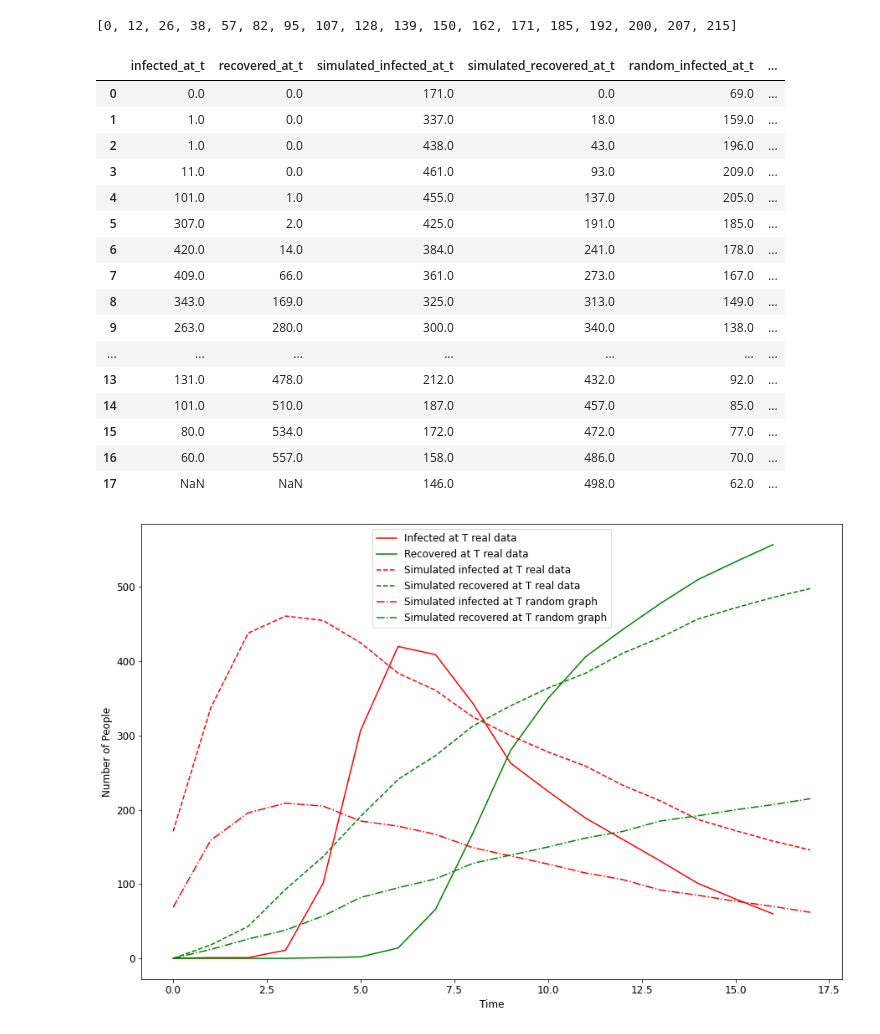
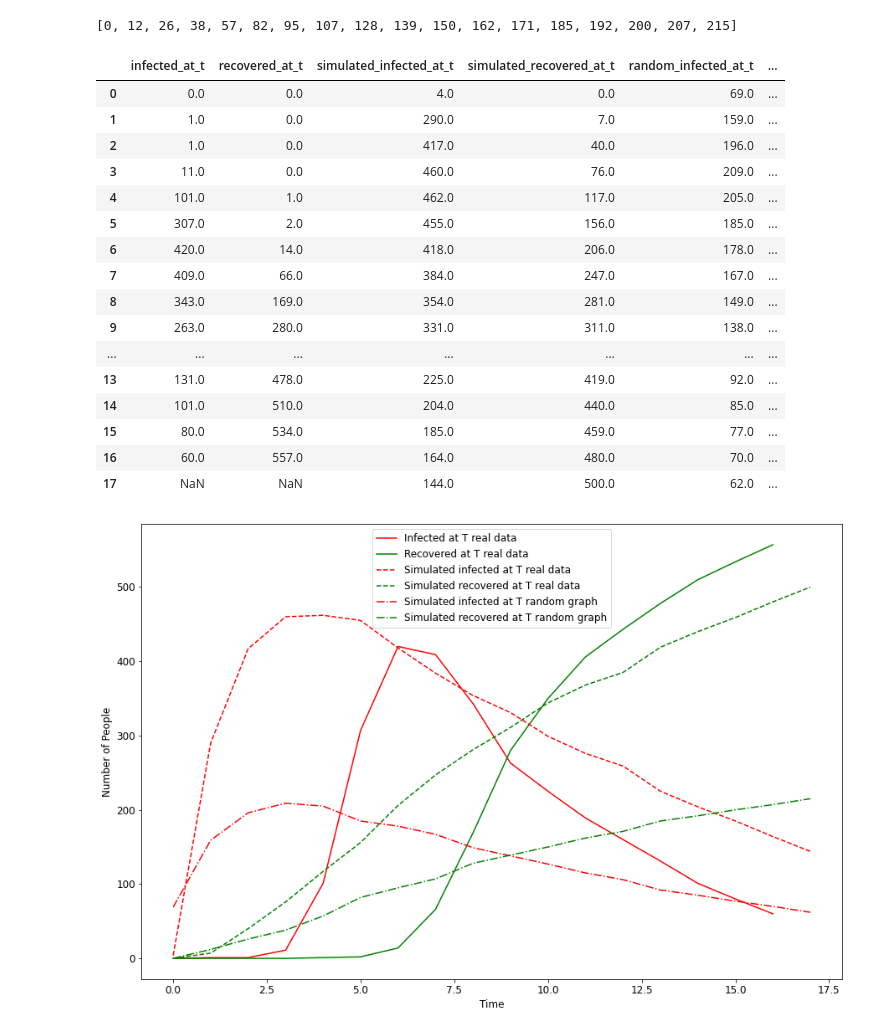
Before and after one commit to ludovicaschaerf/MRWP_Final_Project, a Jupyter notebook: Model Creation.ipynb, the cells around one changed output. Saved outputs shown, nothing was run; the diff lists cells and outputs as text; code cells hidden in the pictures.

Commit message:
fixed plot

```diff
--- a/Model Creation.ipynb
+++ b/Model Creation.ipynb
@@ -423,6 +423,6 @@ recovered_at_t
 # %% [output]
 [0, 0, 0, 0, 1, 2, 14, 66, 169, 280, 350, 406, 443, 478, 510, 534, 557]
 # %%
-simulated_infected_at_t = [D[i][1] for i in range(len(D)) if i % 2 != 0]
+simulated_infected_at_t = [D[i][1] for i in range(len(D)) if i % 2 != 1]
 print(simulated_infected_at_t)
 # %% [output]
@@ -430,4 +430,4 @@ print(simulated_infected_at_t)
 # %%
-simulated_recovered_at_t = [D[i][2] for i in range(len(D)) if i % 2 != 0]
+simulated_recovered_at_t = [D[i][2] for i in range(len(D)) if i % 2 != 1]
 print(simulated_recovered_at_t)
 # %% [output]
@@ -453,40 +453,40 @@ record_model = pd.DataFrame(record_model.values, columns=['infected_at_t', 'reco
 record_model
 # %% [output]
 |  | infected_at_t | recovered_at_t | simulated_infected_at_t | simulated_recovered_at_t | random_infected_at_t | ... |
-| 0 | 0.0 | 0.0 | 171.0 | 0.0 | 69.0 | ... |
-| 1 | 1.0 | 0.0 | 337.0 | 18.0 | 159.0 | ... |
-| 2 | 1.0 | 0.0 | 438.0 | 43.0 | 196.0 | ... |
-| 3 | 11.0 | 0.0 | 461.0 | 93.0 | 209.0 | ... |
-| 4 | 101.0 | 1.0 | 455.0 | 137.0 | 205.0 | ... |
-| 5 | 307.0 | 2.0 | 425.0 | 191.0 | 185.0 | ... |
-| 6 | 420.0 | 14.0 | 384.0 | 241.0 | 178.0 | ... |
-| 7 | 409.0 | 66.0 | 361.0 | 273.0 | 167.0 | ... |
-| 8 | 343.0 | 169.0 | 325.0 | 313.0 | 149.0 | ... |
-| 9 | 263.0 | 280.0 | 300.0 | 340.0 | 138.0 | ... |
+| 0 | 0.0 | 0.0 | 4.0 | 0.0 | 69.0 | ... |
+| 1 | 1.0 | 0.0 | 290.0 | 7.0 | 159.0 | ... |
+| 2 | 1.0 | 0.0 | 417.0 | 40.0 | 196.0 | ... |
+| 3 | 11.0 | 0.0 | 460.0 | 76.0 | 209.0 | ... |
+| 4 | 101.0 | 1.0 | 462.0 | 117.0 | 205.0 | ... |
+| 5 | 307.0 | 2.0 | 455.0 | 156.0 | 185.0 | ... |
+| 6 | 420.0 | 14.0 | 418.0 | 206.0 | 178.0 | ... |
+| 7 | 409.0 | 66.0 | 384.0 | 247.0 | 167.0 | ... |
+| 8 | 343.0 | 169.0 | 354.0 | 281.0 | 149.0 | ... |
+| 9 | 263.0 | 280.0 | 331.0 | 311.0 | 138.0 | ... |
 | ... | ... | ... | ... | ... | ... | ... |
-| 13 | 131.0 | 478.0 | 212.0 | 432.0 | 92.0 | ... |
-| 14 | 101.0 | 510.0 | 187.0 | 457.0 | 85.0 | ... |
-| 15 | 80.0 | 534.0 | 172.0 | 472.0 | 77.0 | ... |
-| 16 | 60.0 | 557.0 | 158.0 | 486.0 | 70.0 | ... |
-| 17 | NaN | NaN | 146.0 | 498.0 | 62.0 | ... |
+| 13 | 131.0 | 478.0 | 225.0 | 419.0 | 92.0 | ... |
+| 14 | 101.0 | 510.0 | 204.0 | 440.0 | 85.0 | ... |
+| 15 | 80.0 | 534.0 | 185.0 | 459.0 | 77.0 | ... |
+| 16 | 60.0 | 557.0 | 164.0 | 480.0 | 70.0 | ... |
+| 17 | NaN | NaN | 144.0 | 500.0 | 62.0 | ... |
 # %%
 import matplotlib.pyplot as plt
 # %%
 ax = plt.gca()
-plt.rcParams["figure.figsize"] = (15, 10)
+plt.rcParams["figure.figsize"] = (20, 15)
 plt.rcParams.update({'font.size': 12})
 record_model['infected_at_t'].plot(kind='line', color='red', ax=ax, label='Infected at T real data')
 record_model['recovered_at_t'].plot(kind='line', color='green', ax=ax, label='Recovered at T real data')
 
 record_model['simulated_infected_at_t'].plot(kind='line', color='red', style='--', ax=ax, label='Simulated infected at T real data')
 record_model['simulated_recovered_at_t'].plot(kind='line', color='green', style='--', ax=ax, label='Simulated recovered at T real data')
 
 record_model['random_infected_at_t'].plot(kind='line', color='red', style='-.', ax=ax, label='Simulated infected at T random graph')
 record_model['random_recovered_at_t'].plot(kind='line', color='green', style='-.', ax=ax, label='Simulated recovered at T random graph')
 ax.legend()
 plt.ylabel('Number of People',fontsize=12,)
 plt.xlabel('Time',fontsize=12,)
 plt.savefig('./comparison_plot.png')
 plt.show()
 # %% [output]
-[figure, old version]
+[figure, new version]
```
Also changed, not shown: parts of 4 cells of this notebook.
